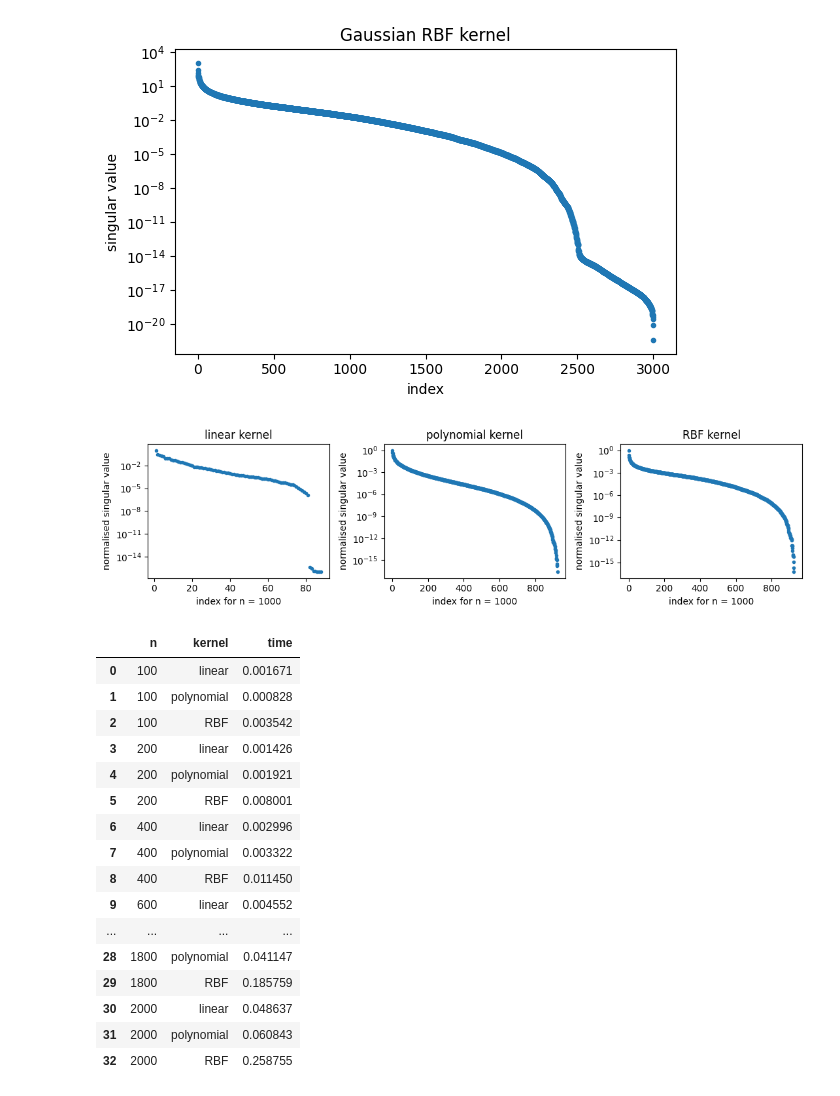
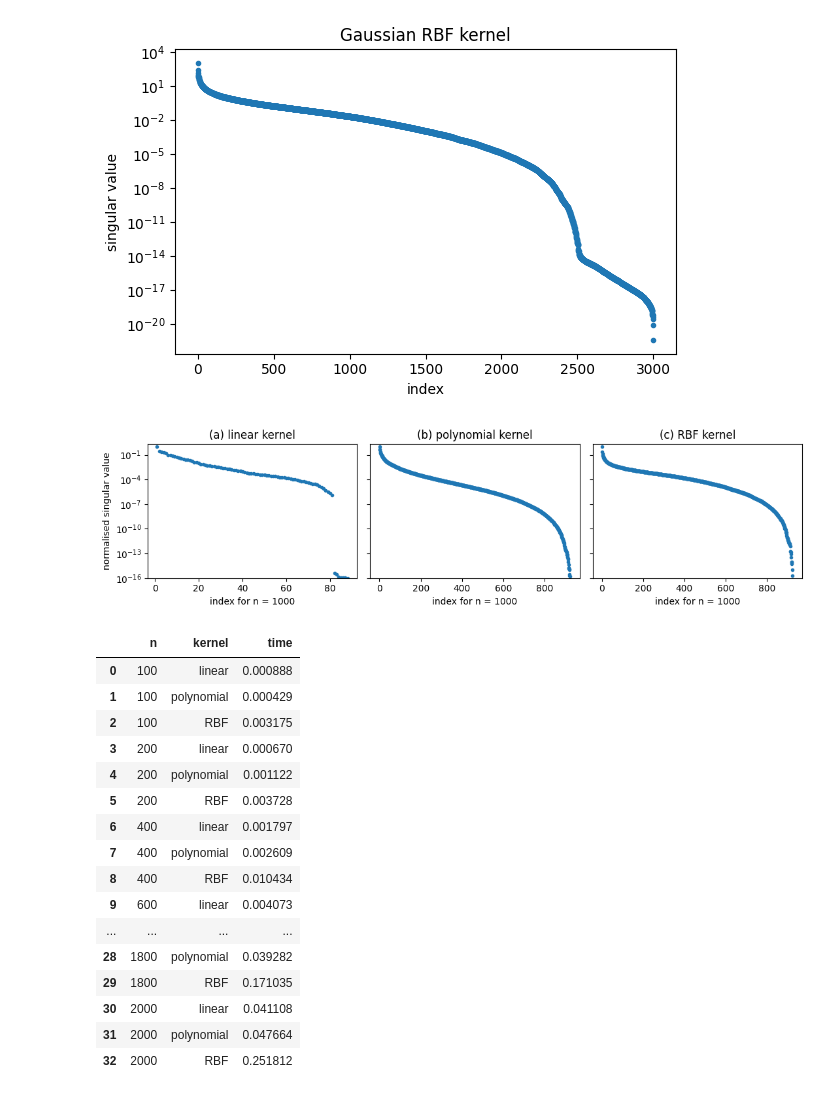
Before and after one commit to YTFORGE898/repo, a Jupyter notebook: Experiments/singular_value_plots_chapter2.ipynb, the cells around one changed output. Cells and saved outputs as stored; diff of their text form; code cells hidden in the pictures.

```diff
--- a/Experiments/singular_value_plots_chapter2.ipynb
+++ b/Experiments/singular_value_plots_chapter2.ipynb
@@ -133,39 +133,41 @@ data = X_scaled[ind]
 gamma = 1/X_scaled.shape[1]
 
 def rbf1(A, B):
     K = rbf(A, B, gamma=gamma)
     return K
 
 kernel_list = [
-    ("linear", linear),
-    ("polynomial", poly),
-    ("RBF", rbf1),
+    ("(a) linear", linear),
+    ("(b) polynomial", poly),
+    ("(c) RBF", rbf1),
 ]
 
-fig, axes = plt.subplots(1, 3, figsize=(11, 3))
+fig, axes = plt.subplots(1, 3, figsize=(11, 3), sharey=True)
 
 for ax, (name, func) in zip(axes, kernel_list):
     K = make_kernel_matrix(data, func)
     sing_val = svd(K, compute_uv=False)
     sing_val = sing_val / sing_val[0]
 
     # Stopping once the tail is around 10^-16
     below = np.where(sing_val < 1e-16)[0]
     if len(below) > 0:
         stop = below[0] + 1
     else:
         stop = len(sing_val)
 
     ax.semilogy(np.arange(1, stop + 1), sing_val[:stop], ".")
     ax.set_title(name + " kernel")
     ax.set_xlabel("index for n = " + str(n))
-    ax.set_ylabel("normalised singular value")
+    ax.set_ylim(1e-16, 2)
+
+axes[0].set_ylabel("normalised singular value")
 
 plt.tight_layout()
 plt.savefig("../Results/sing_val_three_kernels.pdf")
 plt.show()
 # %% [output]
-[figure, old version]
+[figure, new version]
 # %%
 # Time K construction as n increases
 
@@ -197,22 +199,22 @@ tdf.to_csv("../Results/kernel_construction_time.csv", index=False)
 tdf
 # %% [output]
 |  | n | kernel | time |
-| 0 | 100 | linear | 0.001671 |
-| 1 | 100 | polynomial | 0.000828 |
-| 2 | 100 | RBF | 0.003542 |
-| 3 | 200 | linear | 0.001426 |
-| 4 | 200 | polynomial | 0.001921 |
-| 5 | 200 | RBF | 0.008001 |
-| 6 | 400 | linear | 0.002996 |
-| 7 | 400 | polynomial | 0.003322 |
-| 8 | 400 | RBF | 0.011450 |
-| 9 | 600 | linear | 0.004552 |
+| 0 | 100 | linear | 0.000888 |
+| 1 | 100 | polynomial | 0.000429 |
+| 2 | 100 | RBF | 0.003175 |
+| 3 | 200 | linear | 0.000670 |
+| 4 | 200 | polynomial | 0.001122 |
+| 5 | 200 | RBF | 0.003728 |
+| 6 | 400 | linear | 0.001797 |
+| 7 | 400 | polynomial | 0.002609 |
+| 8 | 400 | RBF | 0.010434 |
+| 9 | 600 | linear | 0.004073 |
 | ... | ... | ... | ... |
-| 28 | 1800 | polynomial | 0.041147 |
-| 29 | 1800 | RBF | 0.185759 |
-| 30 | 2000 | linear | 0.048637 |
-| 31 | 2000 | polynomial | 0.060843 |
-| 32 | 2000 | RBF | 0.258755 |
+| 28 | 1800 | polynomial | 0.039282 |
+| 29 | 1800 | RBF | 0.171035 |
+| 30 | 2000 | linear | 0.041108 |
+| 31 | 2000 | polynomial | 0.047664 |
+| 32 | 2000 | RBF | 0.251812 |
 # %%
 # Plot with references
 plt.figure(figsize=(6, 4))
```
Also changed, not shown: parts of 9 cells of this notebook, 23 other files.
